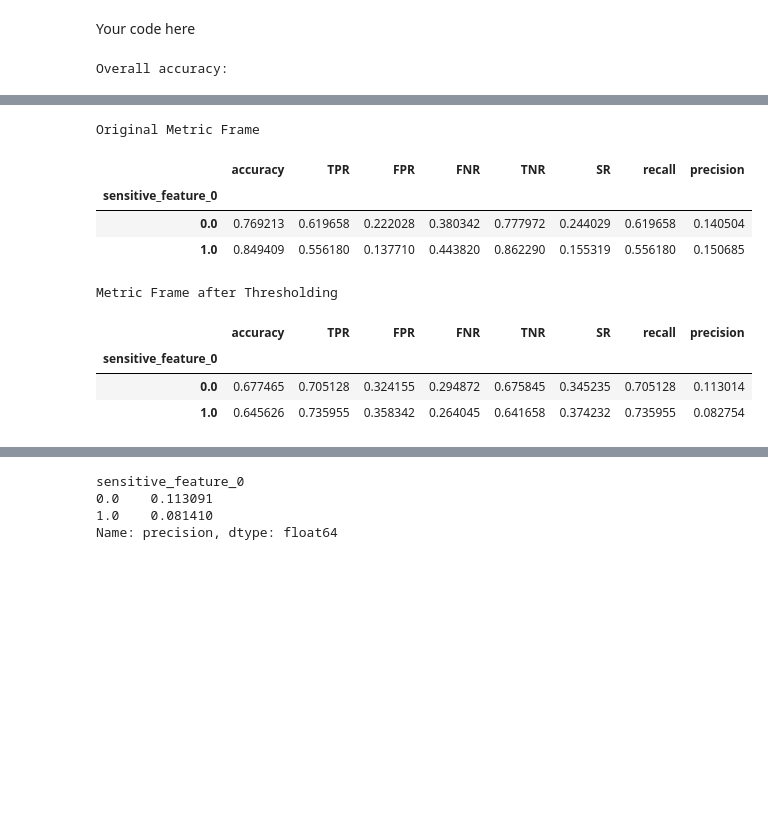
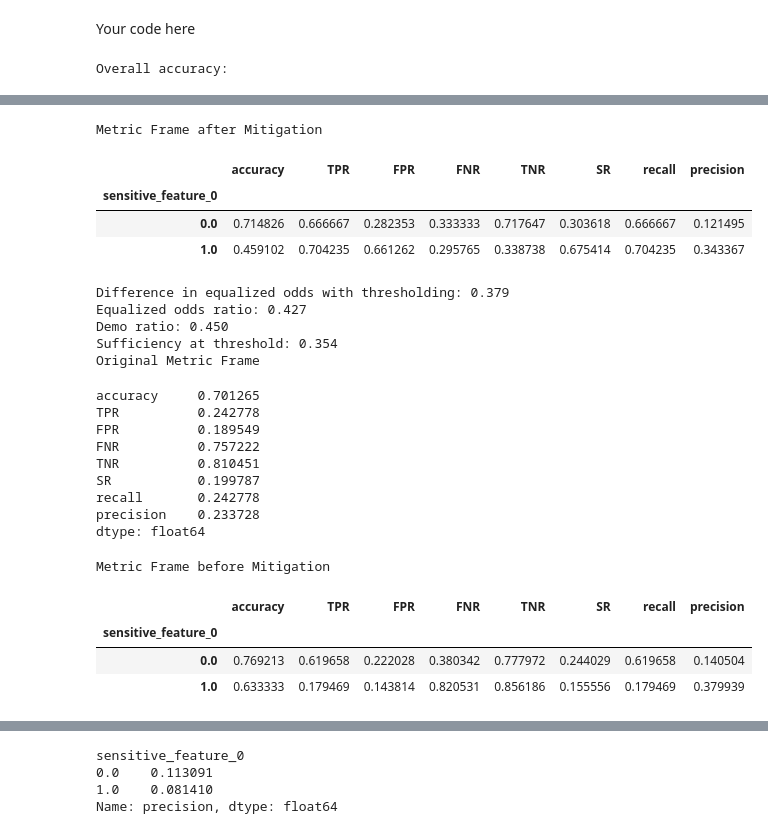
Before and after one commit to Villinger1999/RAI_fairness_exercise1, a Jupyter notebook: exercise.ipynb, the cells around one changed output, grey strips where cells are left out. Drawn from its saved outputs; the diff is of its cells as text; code cells hidden in the pictures; blank space fills up the shorter version.

```diff
--- a/exercise.ipynb
+++ b/exercise.ipynb
@@ -454,22 +479,6 @@ class IdentityClassifier(BaseEstimator,ClassifierMixin):
         return y_prob_2D
 # %% [markdown]
 Your code here:
-# %%
-import numpy as np
-
-# Copy the original labels to avoid modifying in place
-val_lab_distorted = np.array(val_lab).copy()
-
-# Find indices of healthy (label==0) male (val_a==1) samples
-healthy_male_idx = np.where((np.array(val_lab) == 0) & (np.array(val_a) == 1))[0]
-
-# Randomly select 30% of these indices to flip
-n_to_flip = int(0.3 * len(healthy_male_idx))
-np.random.seed(42)  # For reproducibility
-flip_idx = np.random.choice(healthy_male_idx, size=n_to_flip, replace=False)
-
-# Flip the selected labels from 0 to 1
-val_lab_distorted[flip_idx] = 1
 # %%
 from fairlearn.postprocessing import ThresholdOptimizer, plot_threshold_optimizer
 
@@ -479,10 +488,10 @@ val_prob_2D = np.column_stack((1 - val_prob, val_prob))
 identityclf= IdentityClassifier()
 
 # chose an optimization method from farilearn, you can choose ThresholdOptimizer
-to = ThresholdOptimizer(estimator=identityclf, constraints='equalized_odds', prefit=True, objective='balanced_accuracy_score')
+to = ThresholdOptimizer(estimator=identityclf, constraints='true_positive_rate_parity', prefit=True, objective='balanced_accuracy_score')
 
 # fit it with validation data
-to.fit(X=val_prob_2D, y=val_lab, sensitive_features=val_a)
+to.fit(X=val_prob_2D, y=val_lab_distorted, sensitive_features=val_a)
 
 # plot the optimizing result using plot_threshold_optimizer
 plot_threshold_optimizer(to)
@@ -525,31 +518,47 @@ metric_frame_threshold = MetricFrame(metrics={'accuracy': accuracy_score,
                             'recall': recall_score,
                             "precision": precision_score
                          },
-                        y_true=test_lab,
+                        y_true=test_lab_distorted,
                         y_pred=y_pred_fair_test,
                         sensitive_features=test_a)
 
 print('Overall accuracy:')
 display(metric_frame_threshold.overall)
 
-print("Original Metric Frame")
-display(mf.by_group)
-
-print("Metric Frame after Thresholding")
+print("Metric Frame after Mitigation")
 display(metric_frame_threshold.by_group)
 
 print(
-    f"Difference in equalized odds with thresholding: {equalized_odds_difference(y_true=test_lab, y_pred=y_pred_fair_test, sensitive_features=test_a):.3f}")
+    f"Difference in equalized odds with thresholding: {equalized_odds_difference(y_true=test_lab_distorted, y_pred=y_pred_fair_test, sensitive_features=test_a):.3f}")
 
 print(
-    f"Equalized odds ratio: {equalized_odds_ratio(y_true=test_lab, y_pred=y_pred_fair_test, sensitive_features=test_a):.3f}"
+    f"Equalized odds ratio: {equalized_odds_ratio(y_true=test_lab_distorted, y_pred=y_pred_fair_test, sensitive_features=test_a):.3f}"
 )
 print(
-    f"Demo ratio: {demographic_parity_ratio(y_true=test_lab, y_pred=y_pred_fair_test, sensitive_features=test_a):.3f}"
+    f"Demo ratio: {demographic_parity_ratio(y_true=test_lab_distorted, y_pred=y_pred_fair_test, sensitive_features=test_a):.3f}"
 )
-
 thres_precision = list(metric_frame_threshold.by_group.precision)
 sufficiency_at_thres = min(thres_precision)/max(thres_precision)
 print(f"Sufficiency at threshold: {sufficiency_at_thres:.3f}")
+
+print("Original Metric Frame")
+display(mf.overall)
+
+print("Metric Frame before Mitigation")
+display(mf.by_group)
+
+print(
+    f"Difference in equalized odds: {equalized_odds_difference(y_true=test_lab_distorted, y_pred=test_pred, sensitive_features=test_a):.3f}")
+
+print(
+    f"Equalized odds ratio: {equalized_odds_ratio(y_true=test_lab_distorted, y_pred=test_pred, sensitive_features=test_a):.3f}"
+)
+print(
+    f"Demo ratio: {demographic_parity_ratio(y_true=test_lab_distorted, y_pred=test_pred, sensitive_features=test_a):.3f}"
+)
+
+thres_precision = list(mf.by_group.precision)
+sufficiency_at_thres = min(thres_precision)/max(thres_precision)
+print(f"Sufficiency at threshold: {sufficiency_at_thres:.3f}")
 # %% [output]
 Overall accuracy:
@@ -564,11 +573,25 @@ precision    0.097272
 dtype: float64
-Original Metric Frame
+Metric Frame after Mitigation
 |  | accuracy | TPR | FPR | FNR | TNR | SR | recall | precision |
 | sensitive_feature_0 |  |  |  |  |  |  |  |  |
-| 0.0 | 0.769213 | 0.619658 | 0.222028 | 0.380342 | 0.777972 | 0.244029 | 0.619658 | 0.140504 |
-| 1.0 | 0.849409 | 0.556180 | 0.137710 | 0.443820 | 0.862290 | 0.155319 | 0.556180 | 0.150685 |
+| 0.0 | 0.714826 | 0.666667 | 0.282353 | 0.333333 | 0.717647 | 0.303618 | 0.666667 | 0.121495 |
+| 1.0 | 0.459102 | 0.704235 | 0.661262 | 0.295765 | 0.338738 | 0.675414 | 0.704235 | 0.343367 |
-Metric Frame after Thresholding
+Difference in equalized odds with thresholding: 0.379
+Equalized odds ratio: 0.427
+Demo ratio: 0.450
+Sufficiency at threshold: 0.354
+Original Metric Frame
+accuracy     0.701265
+TPR          0.242778
+FPR          0.189549
+FNR          0.757222
+TNR          0.810451
+SR           0.199787
+recall       0.242778
+precision    0.233728
+dtype: float64
+Metric Frame before Mitigation
 |  | accuracy | TPR | FPR | FNR | TNR | SR | recall | precision |
 | sensitive_feature_0 |  |  |  |  |  |  |  |  |
-| 0.0 | 0.677465 | 0.705128 | 0.324155 | 0.294872 | 0.675845 | 0.345235 | 0.705128 | 0.113014 |
-| 1.0 | 0.645626 | 0.735955 | 0.358342 | 0.264045 | 0.641658 | 0.374232 | 0.735955 | 0.082754 |
+| 0.0 | 0.769213 | 0.619658 | 0.222028 | 0.380342 | 0.777972 | 0.244029 | 0.619658 | 0.140504 |
+| 1.0 | 0.633333 | 0.179469 | 0.143814 | 0.820531 | 0.856186 | 0.155556 | 0.179469 | 0.379939 |
```
Also changed, not shown: parts of 8 cells of this notebook.
